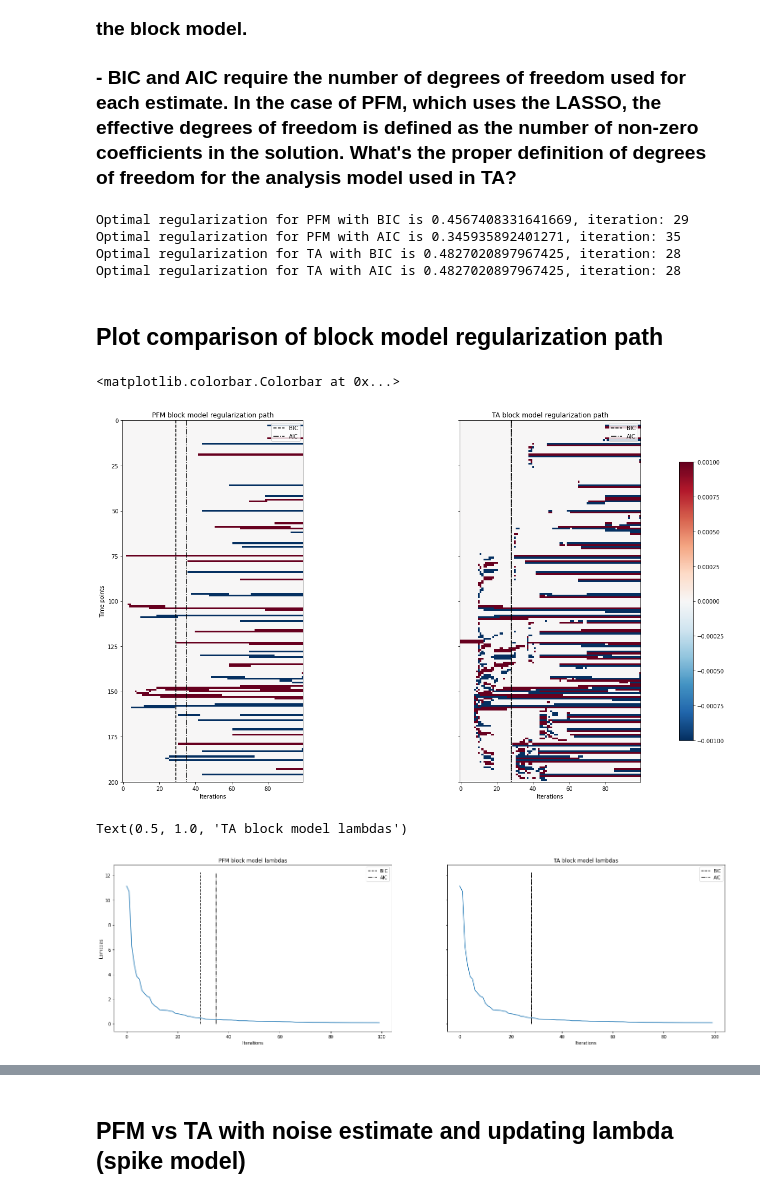
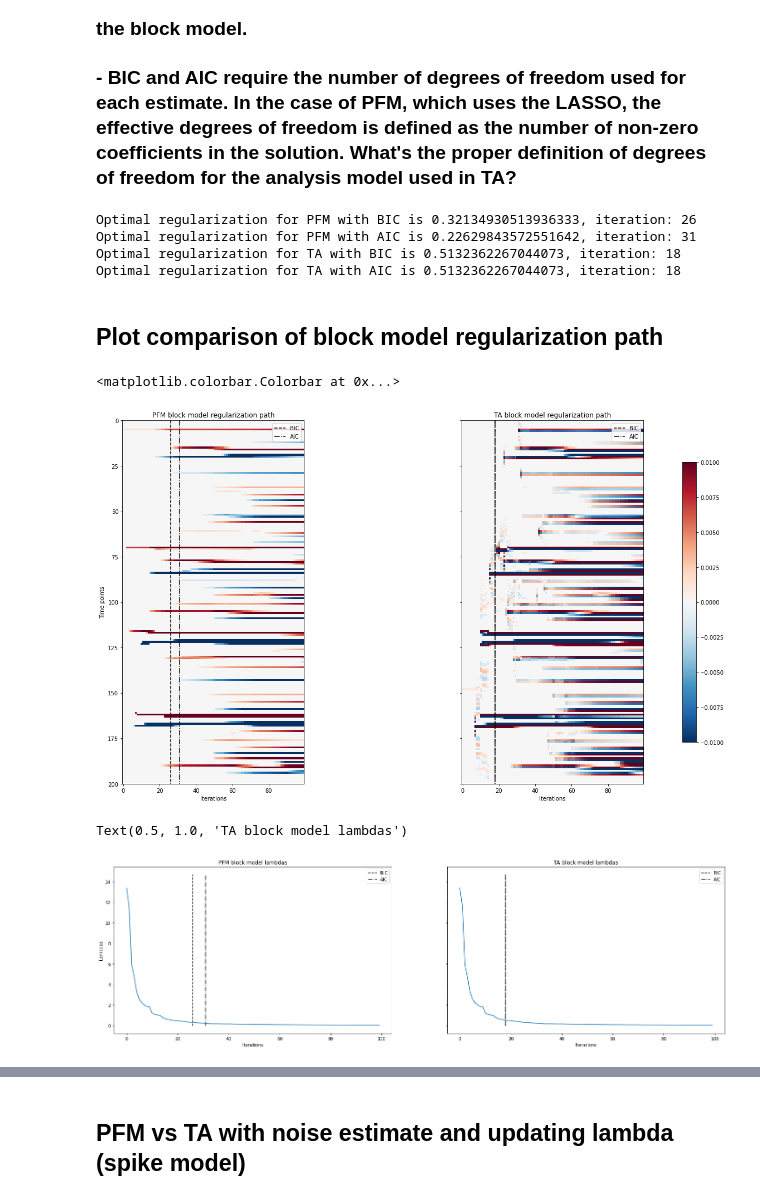
Before and after one commit to eurunuela/pfm_vs_ta, a Jupyter notebook: pfm_vs_ta.ipynb, the cells around one changed output, grey strips where cells are left out. Saved outputs shown, nothing was run; the diff lists cells and outputs as text; code cells hidden in the pictures.

```diff
--- a/pfm_vs_ta.ipynb
+++ b/pfm_vs_ta.ipynb
@@ -23,10 +23,10 @@ sim = fMRIsim()
 
 # Set parameters
 sim.nvoxels = 1
-sim.nevents = 3
+sim.nevents = 4
 sim.min_length = 1 # Minimun TR length of an event
 sim.max_length = 5 # Maximum TR length of an event
-sim.gap = 25 # Number of timepoints between events
+sim.gap = 40 # Number of timepoints between events
 sim.te = [35] # Must be a list
 sim.db = 3 # SNR
 
@@ -35,7 +35,9 @@ sim.simulate()
 
 # Load data
 data = sim.simulation
-ground_truth = sim.bold
+ground_truth_bold = sim.bold
+ground_truth_beta = sim.r2
+ground_truth_inno = sim.innovation
 nscans = data.shape[0]
 nvoxels = data.shape[1]
 print(f'Data has {nscans} scans and {nvoxels} voxels')
@@ -320,35 +334,35 @@ print(f'Optimal regularization for PFM with AIC is {lambdas_pfm_block[aic_pfm_bl
 print(f'Optimal regularization for TA with BIC is {lambdas_ta_block[bic_ta_block_idx]}, iteration: {bic_ta_block_idx}')
 print(f'Optimal regularization for TA with AIC is {lambdas_ta_block[aic_ta_block_idx]}, iteration: {aic_ta_block_idx}')
 # %% [output]
-Optimal regularization for PFM with BIC is 0.4567408331641669, iteration: 29
-Optimal regularization for PFM with AIC is 0.345935892401271, iteration: 35
-Optimal regularization for TA with BIC is 0.4827020897967425, iteration: 28
-Optimal regularization for TA with AIC is 0.4827020897967425, iteration: 28
+Optimal regularization for PFM with BIC is 0.32134930513936333, iteration: 26
+Optimal regularization for PFM with AIC is 0.22629843572551642, iteration: 31
+Optimal regularization for TA with BIC is 0.5132362267044073, iteration: 18
+Optimal regularization for TA with AIC is 0.5132362267044073, iteration: 18
 # %% [markdown]
 ## Plot comparison of block model regularization path
 # %%
-max_scale=.001 # largest amplitude for visualization purposes
+max_scale=.01 # largest amplitude for visualization purposes
 # TIP: saturate the plots (i.e. very small max_scale) in order to see
 # the erratic operations in TA in the largest lambdas (first iterations)
 fig, (ax1, ax2) = plt.subplots(1, 2, sharey=True, figsize=(25,12))
 im = ax1.imshow(pfm_block_coef_path, cmap='RdBu_r', vmin=-max_scale, vmax=max_scale)
 ax1.vlines(x=bic_pfm_block_idx, ymin=0, ymax=nscans, color='black', linestyles='dashed', label='BIC')
 ax1.vlines(x=aic_pfm_block_idx, ymin=0, ymax=nscans, color='black', linestyles='dashdot', label='AIC')
 ax1.set_ylim([nscans, 0])
 ax1.legend()
 ax1.set(xlabel='Iterations', ylabel='Time points')
 ax1.set_title('PFM block model regularization path')
 ax2.imshow(ta_block_coef_path, cmap='RdBu_r', vmin=-max_scale, vmax=max_scale)
 ax2.vlines(x=bic_ta_block_idx, ymin=0, ymax=nscans, color='black', linestyles='dashed', label='BIC')
 ax2.vlines(x=aic_ta_block_idx, ymin=0, ymax=nscans, color='black', linestyles='dashdot', label='AIC')
 ax2.set_ylim([nscans, 0])
 ax2.legend()
 ax2.set(xlabel='Iterations')
 ax2.set_title('TA block model regularization path')
 fig.colorbar(im, ax=[ax1, ax2], shrink=0.77)
 # %% [output]
 <matplotlib.colorbar.Colorbar at 0x...>
-[figure, old version]
+[figure, new version]
 # %%
 fig, (ax1, ax2) = plt.subplots(1, 2, sharey=True, figsize=(25,7))
 ax1.plot(lambdas_pfm_block)
@@ -365,7 +379,7 @@ ax2.set(xlabel='Iterations')
 ax2.set_title('TA block model lambdas')
 # %% [output]
 Text(0.5, 1.0, 'TA block model lambdas')
-[figure, old version]
+[figure, new version]
 # %%
 fig, (ax1, ax2) = plt.subplots(1, 2, sharey=True, figsize=(25,7))
 ax1.plot(bic_pfm_block, label='PFM BIC')
```
Also changed, not shown: parts of 17 cells of this notebook.
